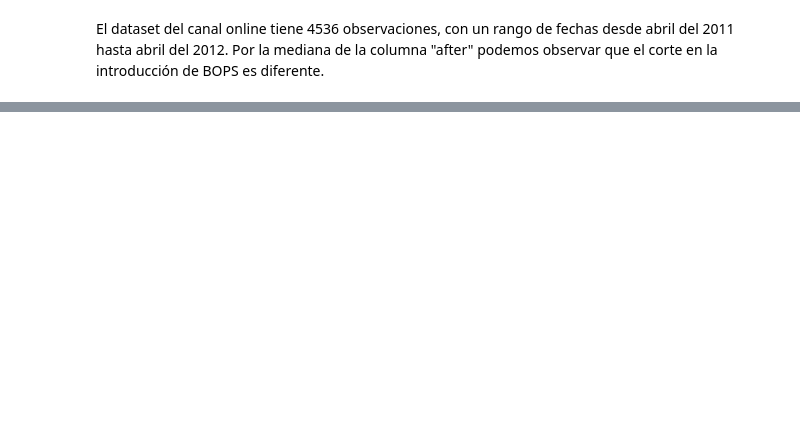
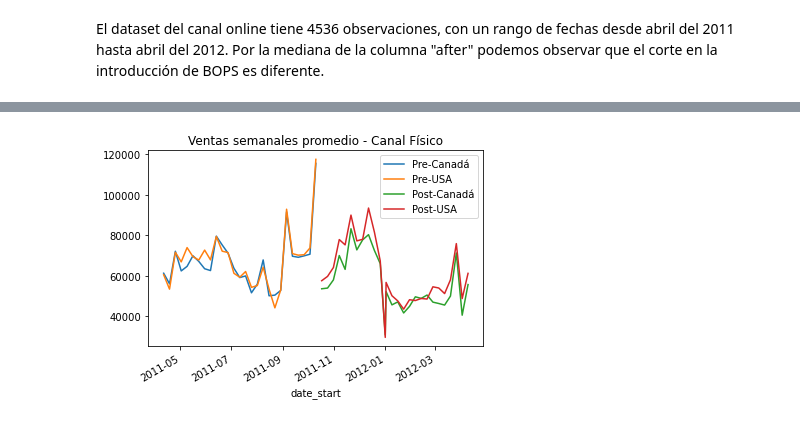
Before and after one commit to Javolet/Evaluacion_OPI, a Jupyter notebook: Seccion_C/Seccion_C_Notebook.ipynb, the cells around one changed output, grey strips where cells are left out. Cells and saved outputs as stored; diff of their text form; code cells hidden in the pictures; blank space fills up the shorter version.

```diff
--- a/Seccion_C/Seccion_C_Notebook.ipynb
+++ b/Seccion_C/Seccion_C_Notebook.ipynb
@@ -158,0 +283,8 @@ El dataset del canal online tiene 4536 observaciones, con un rango de fechas des
+# %%
+# La tabla pivote permite que hagamos esta gráfica, que vamos a agregar por pre o post BOPS y ubicación
+dataset_bm.pivot_table(index='date_start', columns=['after','usa'], values='sales', aggfunc='mean').plot()
+plt.title('Ventas semanales promedio - Canal Físico')
+plt.legend(['Pre-Canadá','Pre-USA','Post-Canadá','Post-USA'])
+plt.show()
+# %% [output]
+[figure, added]
```
Also changed, not shown: parts of 28 cells of this notebook.
